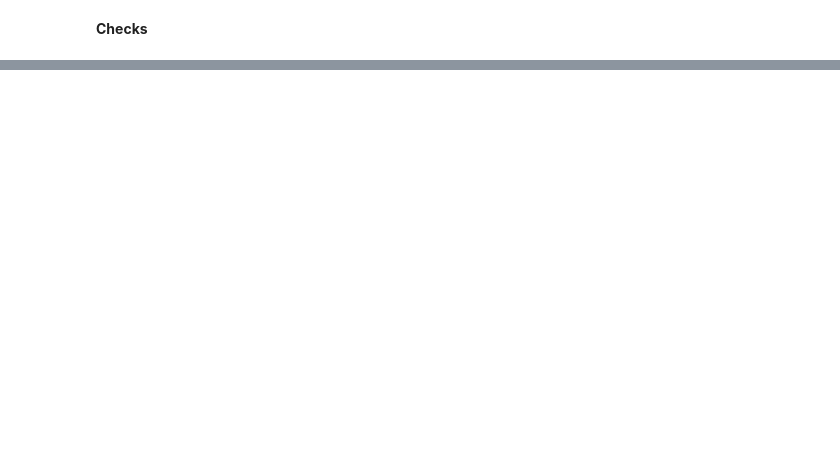
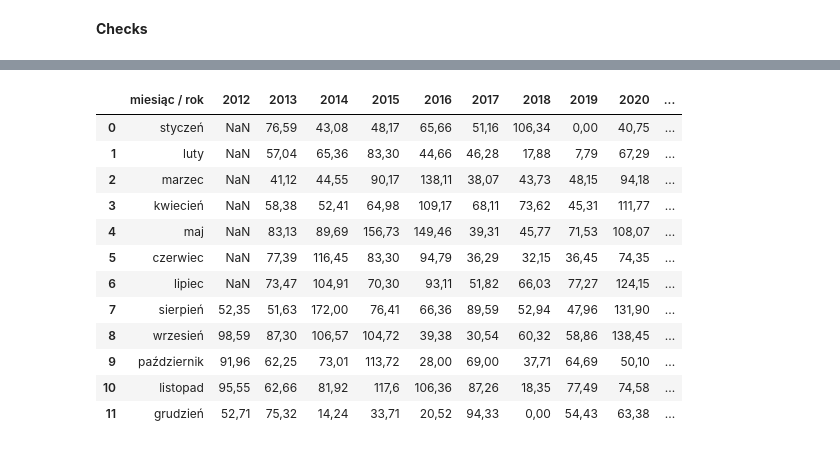
Before and after one commit to slazur83/Tableau, a Jupyter notebook: Workouts.ipynb, the cells around one changed output, grey strips where cells are left out. Cells and saved outputs as stored; diff of their text form; code cells hidden in the pictures; blank space fills up the shorter version.

```diff
--- a/Workouts.ipynb
+++ b/Workouts.ipynb
@@ -324,17 +348,31 @@ display(df3)
 # %%
 import pandas as pd
 import numpy as np
 
 google_sheets_link = 'https://docs.google.com/spreadsheets/d/1sKQRBWY5xvY-erhFxXo0bC0pTpZT6QUUMx1fjLngGk0/edit?usp=drive_link'
 
 document_key = google_sheets_link.split('/')[-2]
 
 worksheet_link = f'https://docs.google.com/spreadsheets/d/{document_key}/export?format=csv'
 
-df4 = pd.read_csv(worksheet_link, header=1)
-df4 = df4.drop(columns=['Unnamed: 0'])
-df4 = df4.iloc[:, :-1]
-df4 = df4.iloc[:-1,:]
-df4.replace('-', np.nan, inplace=True)
-display(df4)
+dfgoogle = pd.read_csv(worksheet_link, header=1)
+dfgoogle = dfgoogle.drop(columns=['Unnamed: 0'])
+dfgoogle = dfgoogle.iloc[:, :-1]
+dfgoogle = dfgoogle.iloc[:-1,:]
+dfgoogle.replace('-', np.nan, inplace=True)
+display(dfgoogle)
+# %% [output]
+|  | miesiąc / rok | 2012 | 2013 | 2014 | 2015 | 2016 | 2017 | 2018 | 2019 | 2020 | ... |
+| 0 | styczeń | NaN | 76,59 | 43,08 | 48,17 | 65,66 | 51,16 | 106,34 | 0,00 | 40,75 | ... |
+| 1 | luty | NaN | 57,04 | 65,36 | 83,30 | 44,66 | 46,28 | 17,88 | 7,79 | 67,29 | ... |
+| 2 | marzec | NaN | 41,12 | 44,55 | 90,17 | 138,11 | 38,07 | 43,73 | 48,15 | 94,18 | ... |
+| 3 | kwiecień | NaN | 58,38 | 52,41 | 64,98 | 109,17 | 68,11 | 73,62 | 45,31 | 111,77 | ... |
+| 4 | maj | NaN | 83,13 | 89,69 | 156,73 | 149,46 | 39,31 | 45,77 | 71,53 | 108,07 | ... |
+| 5 | czerwiec | NaN | 77,39 | 116,45 | 83,30 | 94,79 | 36,29 | 32,15 | 36,45 | 74,35 | ... |
+| 6 | lipiec | NaN | 73,47 | 104,91 | 70,30 | 93,11 | 51,82 | 66,03 | 77,27 | 124,15 | ... |
+| 7 | sierpień | 52,35 | 51,63 | 172,00 | 76,41 | 66,36 | 89,59 | 52,94 | 47,96 | 131,90 | ... |
+| 8 | wrzesień | 98,59 | 87,30 | 106,57 | 104,72 | 39,38 | 30,54 | 60,32 | 58,86 | 138,45 | ... |
+| 9 | październik | 91,96 | 62,25 | 73,01 | 113,72 | 28,00 | 69,00 | 37,71 | 64,69 | 50,10 | ... |
+| 10 | listopad | 95,55 | 62,66 | 81,92 | 117,6 | 106,36 | 87,26 | 18,35 | 77,49 | 74,58 | ... |
+| 11 | grudzień | 52,71 | 75,32 | 14,24 | 33,71 | 20,52 | 94,33 | 0,00 | 54,43 | 63,38 | ... |
 # %%
```
Also changed, not shown: parts of 6 cells of this notebook.
